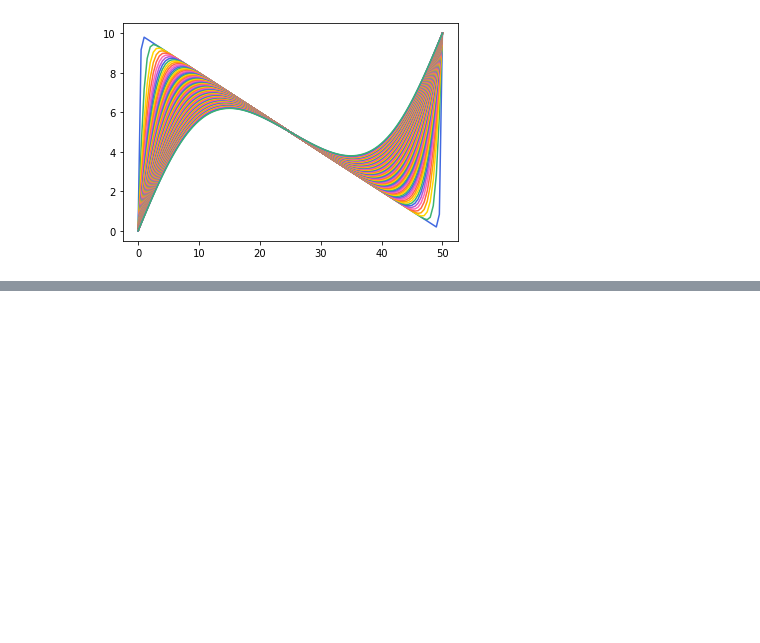
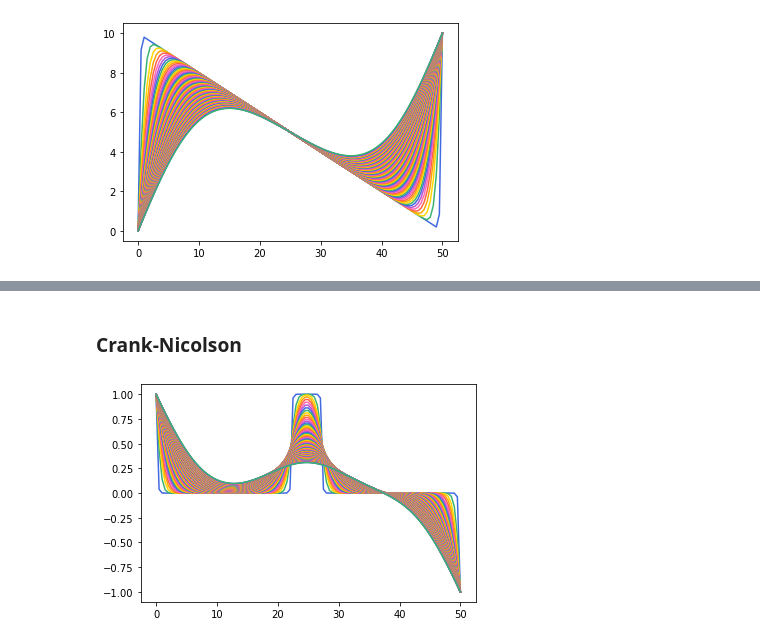
Before and after one commit to eerii/cilantro, a Jupyter notebook: tema_07/transporte.ipynb, the cells around one changed output, grey strips where cells are left out. Drawn from its saved outputs; the diff is of its cells as text; code cells hidden in the pictures; blank space fills up the shorter version.

```diff
--- a/tema_07/transporte.ipynb
+++ b/tema_07/transporte.ipynb
@@ -150,0 +186,46 @@ for i in range(it_t):
+# %% [markdown]
+### Crank-Nicolson
+# %%
+# Condiciones iniciales
+T = np.zeros(N+1)
+T[N//2-5:N//2+5] = 1
+
+# Condiciones de frontera
+cf = (1, -1)
+T[0], T[N] = cf
+
+# Matriz de coeficientes A
+A = np.zeros((N+1, N+1))
+for i in range(1,N):
+    A[i,i] = 1 + s
+    A[i,i+1] = -s/2
+    A[i,i-1] = -s/2
+A[0,0]=1
+A[N,N]=1
+
+# Matriz de coeficientes B
+B = np.zeros((N+1, N+1))
+for i in range(1,N):
+    B[i,i] = 1 - s
+    B[i,i+1] = s/2
+    B[i,i-1] = s/2
+B[0,0]=1
+B[N,N]=1
+
+# Combinación de ambas matrices
+Bi = np.linalg.inv(B)
+C = np.linalg.inv(np.dot(Bi, A))
+
+# FTCS implícito
+for i in range(it_t):
+    # Cálculo del siguiente vector sin cambiar las condiciones de frontera
+    T = np.dot(C, T)
+
+    # Condiciones de frontera con flujo nulo
+    # T[0], T[N] = T[1], T[N-1]
+
+    # Representación cada 20 iteraciones
+    if i % 20 == 0:
+        plt.plot(np.linspace(0, dx*N, N+1), T)
+# %% [output]
+[figure, added]
```
Also changed, not shown: parts of 2 cells of this notebook.
